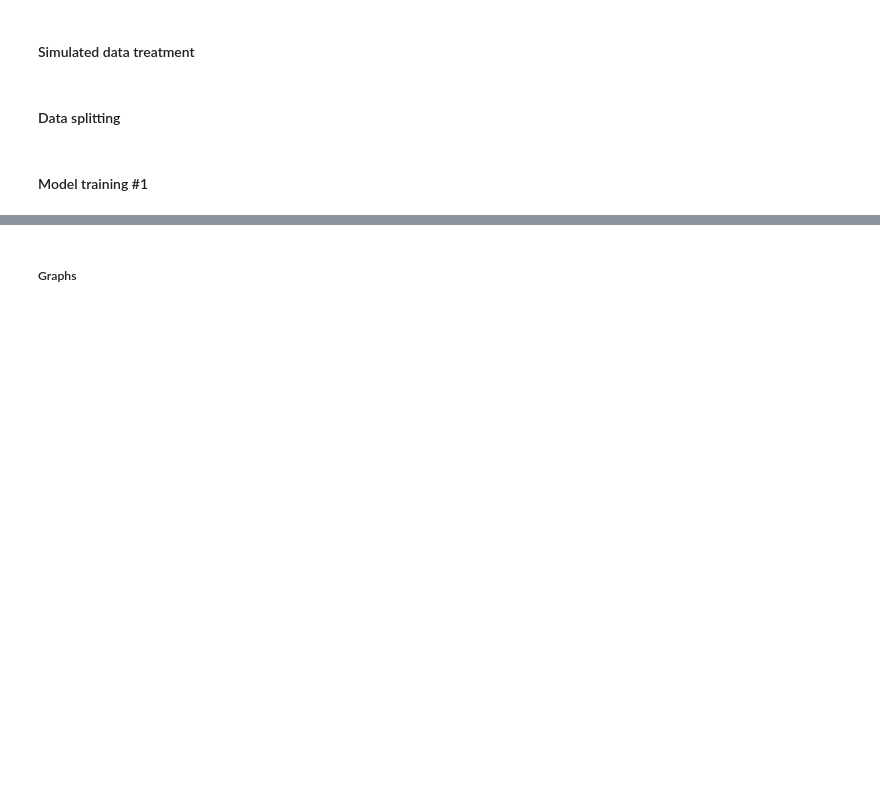
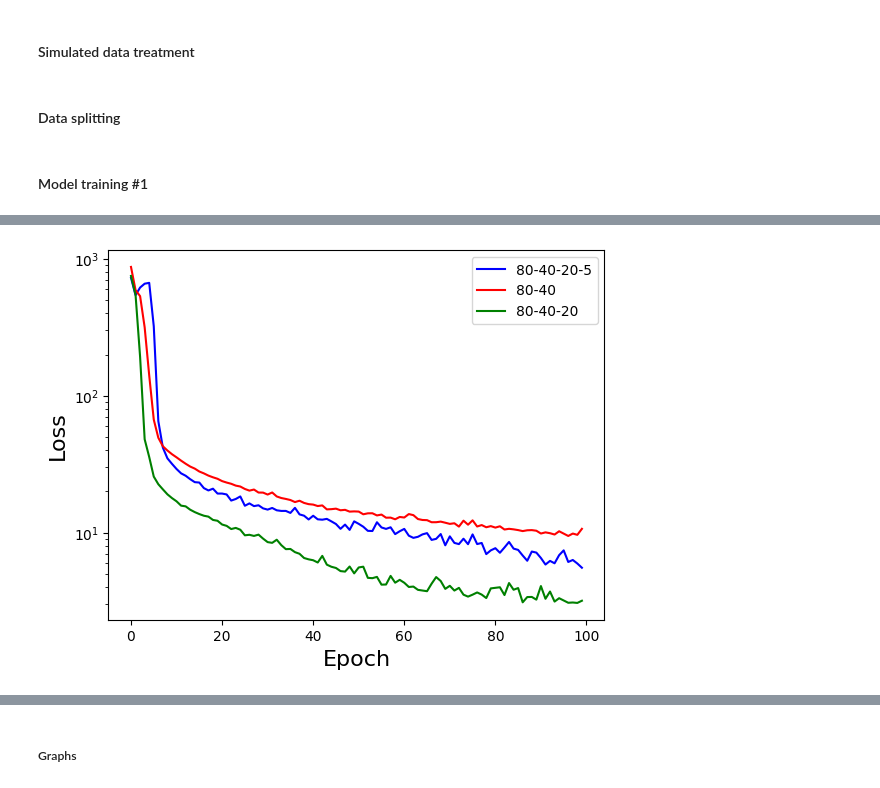
Before and after one commit to bernardombsoares/AI_Analysis_RBS_Spectra, a Jupyter notebook: rbs_ann.ipynb, the cells around one changed output, grey strips where cells are left out. Drawn from its saved outputs; the diff is of its cells as text; code cells hidden in the pictures; blank space fills up the shorter version.

Commit message:
more graphs added

```diff
--- a/rbs_ann.ipynb
+++ b/rbs_ann.ipynb
@@ -1198,7 +1203,7 @@ y_testclssfr= encoder.fit_transform(y_testclssfr.reshape(-1,1))
 # %% [markdown]
 #### Model training #1
 # %%
-callback = keras.callbacks.EarlyStopping(monitor='loss', patience=15)
+callback = keras.callbacks.EarlyStopping(monitor='loss', patience=10)
 input_layer = keras.Input(shape=(2800,), name="input_layer")
 dense_1 = keras.layers.Dense(80, activation = 'relu', name = 'hidden_1')(input_layer)
 dense_2 = keras.layers.Dense(40, activation = 'relu', name = 'hidden_2')(dense_1)
@@ -1206,39 +1211,39 @@ dense_3 = keras.layers.Dense(20, activation = 'relu', name = 'hidden_3')(dense_2
 dense_4 = keras.layers.Dense(5, activation = 'relu', name = 'hidden_4')(dense_3)
 regression_output = keras.layers.Dense(2, activation = 'linear', name = 'regression_output')(dense_4)
 classification_output = keras.layers.Dense(5, activation = 'softmax', name = 'classification_output')(dense_4)
-model = keras.Model(inputs=input_layer,outputs=[regression_output, classification_output])
+model1 = keras.Model(inputs=input_layer,outputs=[regression_output, classification_output])
 
 
-model.compile(
+model1.compile(
     loss=['mse','categorical_crossentropy'], optimizer='adam', metrics=['mae']
 )
 
-keras.utils.plot_model(model, to_file='test_keras_plot_model.png', show_shapes=True, show_layer_activations=True)
+keras.utils.plot_model(model1, to_file='test_keras_plot_model.png', show_shapes=True, show_layer_activations=True)
 IPython.display.Image('test_keras_plot_model.png')
 
 epochs = 100
 batch_size = 64
 #model.summary()
-model.fit(X_train,
+history = model1.fit(X_train,
         {"regression_output": y_train, "classification_output": y_trainclssfr},
         epochs=epochs,
         batch_size=batch_size,
         callbacks=[callback],
         verbose=1)
 
-predictions1,predictions2=model.predict(X_test)
-temp_part, temp_thick1, temp_thick2 = [], [], []
+predictions11,predictions21=model1.predict(X_test)
+temp_part1, temp_thick11, temp_thick21 = [], [], []
 
 
-for i in range(len(predictions1)):
-    if predictions1[i][1]<0:
-        predictions1[i][1] = 0
-    temp_thick1.append(abs((predictions1[i][0] - y_test[i][0])*(100/y_test[i][0])))
+for i in range(len(predictions11)):
+    if predictions11[i][1]<0:
+        predictions11[i][1] = 0
+    temp_thick11.append(abs((predictions11[i][0] - y_test[i][0])*(100/y_test[i][0])))
     if y_test[i][1]==0:
-        temp_thick2.append(0)
+        temp_thick21.append(0)
     else:
-        temp_thick2.append(abs((predictions1[i][1] - y_test[i][1])*(100/y_test[i][1])))
-    if (np.argmax(predictions2[i]) - np.argmax(y_testclssfr[i]))==0:
-        temp_part.append(True)
+        temp_thick21.append(abs((predictions11[i][1] - y_test[i][1])*(100/y_test[i][1])))
+    if (np.argmax(predictions21[i]) - np.argmax(y_testclssfr[i]))==0:
+        temp_part1.append(True)
     else:
-        temp_part.append(False)
+        temp_part1.append(False)
@@ -1244,0 +1343,11 @@ for i in range(len(predictions1)):
+# %%
+plt.plot(history.history['regression_output_mae'],color='blue')
+plt.plot(history1.history['regression_output_mae'],color='red')
+plt.plot(history2.history['regression_output_mae'],color='green')
+plt.yscale('log')
+plt.ylabel('Loss',fontsize=16)
+plt.xlabel('Epoch',fontsize=16)
+plt.legend(['80-40-20-5', '80-40','80-40-20'], loc='upper right')
+plt.show()
+# %% [output]
+[figure, added]
```
Also changed, not shown: parts of 20 cells of this notebook.
